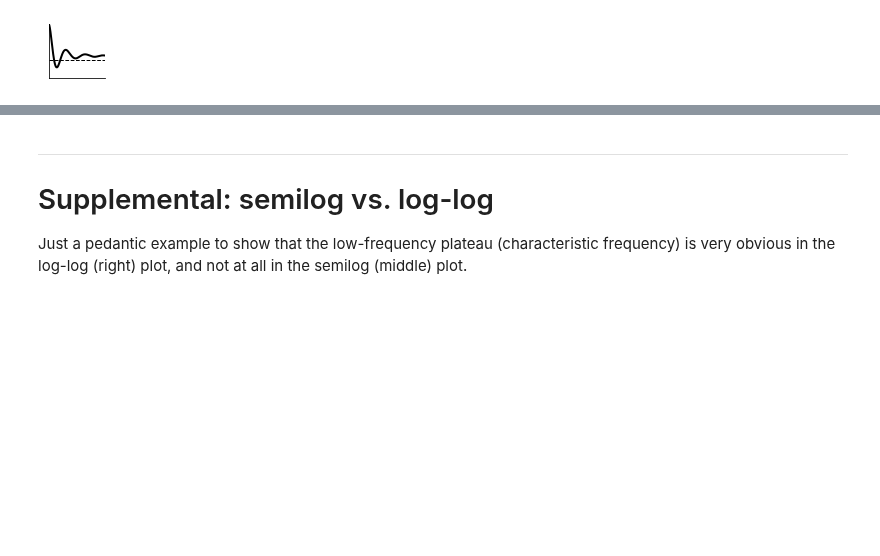
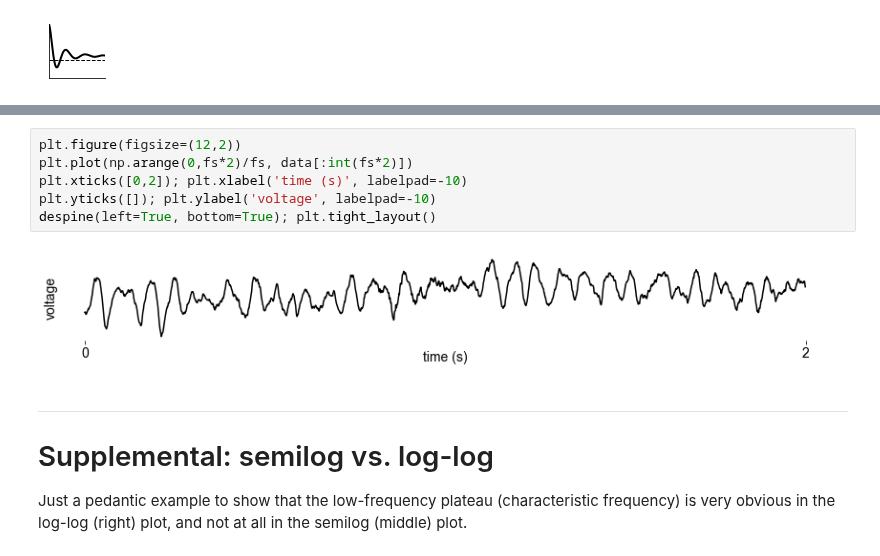
Before and after one commit to rdgao/field-echos, a Jupyter notebook: notebooks/2a_sim_method_schematic.ipynb, the cells around one changed output, grey strips where cells are left out. Drawn from its saved outputs; the diff is of its cells as text; blank space fills up the shorter version.

```diff
--- a/notebooks/2a_sim_method_schematic.ipynb
+++ b/notebooks/2a_sim_method_schematic.ipynb
@@ -301,3 +300,11 @@ In contrast, fitting the time constant (tau) to the autocorrelation funciton is
+# %%
+plt.figure(figsize=(12,2))
+plt.plot(np.arange(0,fs*2)/fs, data[:int(fs*2)])
+plt.xticks([0,2]); plt.xlabel('time (s)', labelpad=-10)
+plt.yticks([]); plt.ylabel('voltage', labelpad=-10)
+despine(left=True, bottom=True); plt.tight_layout()
+# %% [output]
+[figure, added]
 # %% [markdown]
 ---
 # Supplemental: semilog vs. log-log
```
Also changed, not shown: parts of 6 cells of this notebook, 55 other files.
